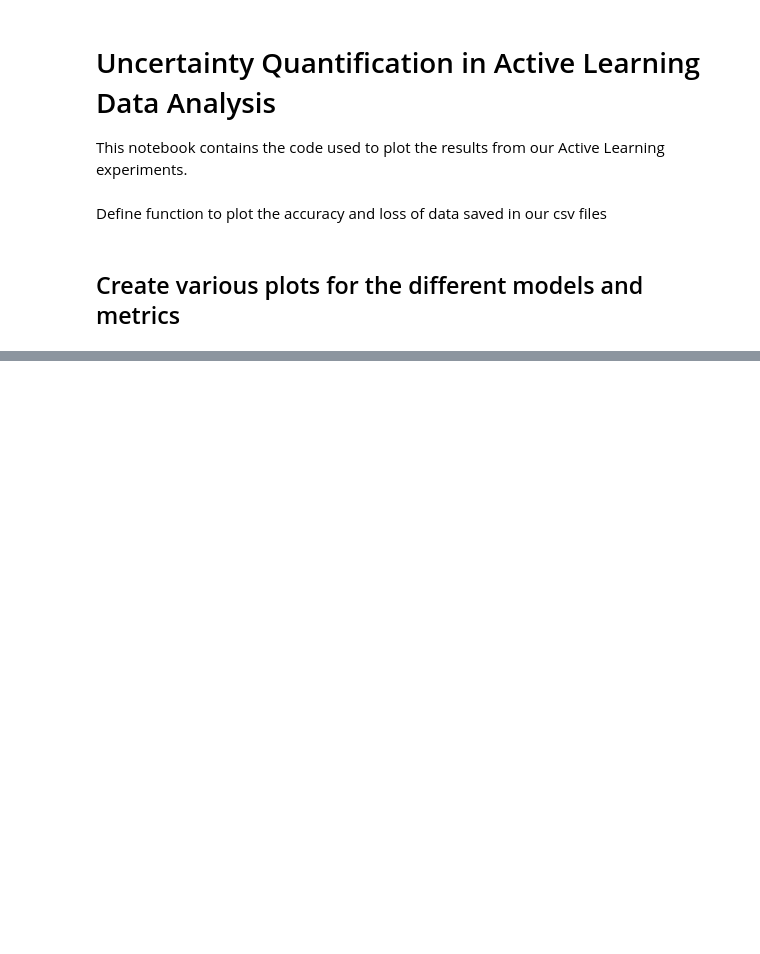
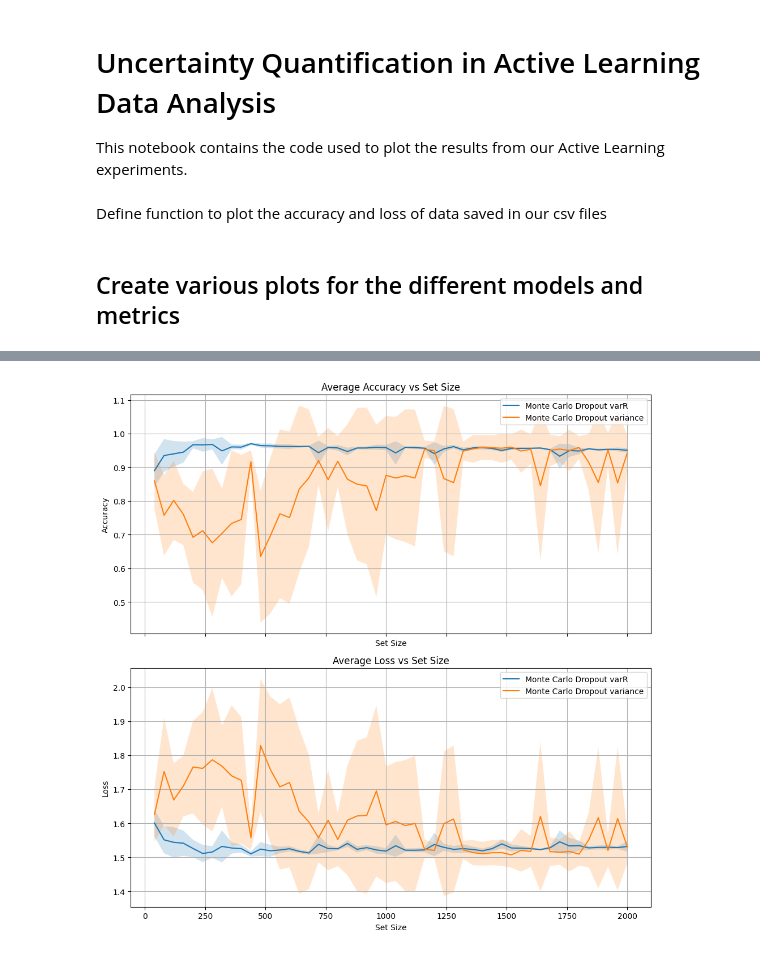
Before and after one commit to Martinity-sys/TXAI-UBAL, a Jupyter notebook: analysis/plots.ipynb, the cells around one changed output, grey strips where cells are left out. Drawn from its saved outputs; the diff is of its cells as text; code cells hidden in the pictures; blank space fills up the shorter version.

Commit message:
updated data and plots

```diff
--- a/analysis/plots.ipynb
+++ b/analysis/plots.ipynb
@@ -105,0 +169,6 @@ plot_accuracy_and_loss("../data/model_data/dataMCD_new_varR.csv", "../data/model
+# %%
+
+plot_accuracy_and_loss_2("../data/model_data/dataMCD_new_varR.csv", "../data/model_data/dataMCD_new_variance.csv",
+                           label1='Monte Carlo Dropout varR', label2='Monte Carlo Dropout variance')
+# %% [output]
+[figure, added]
```
Also changed, not shown: parts of 5 cells of this notebook, 14 other files.
